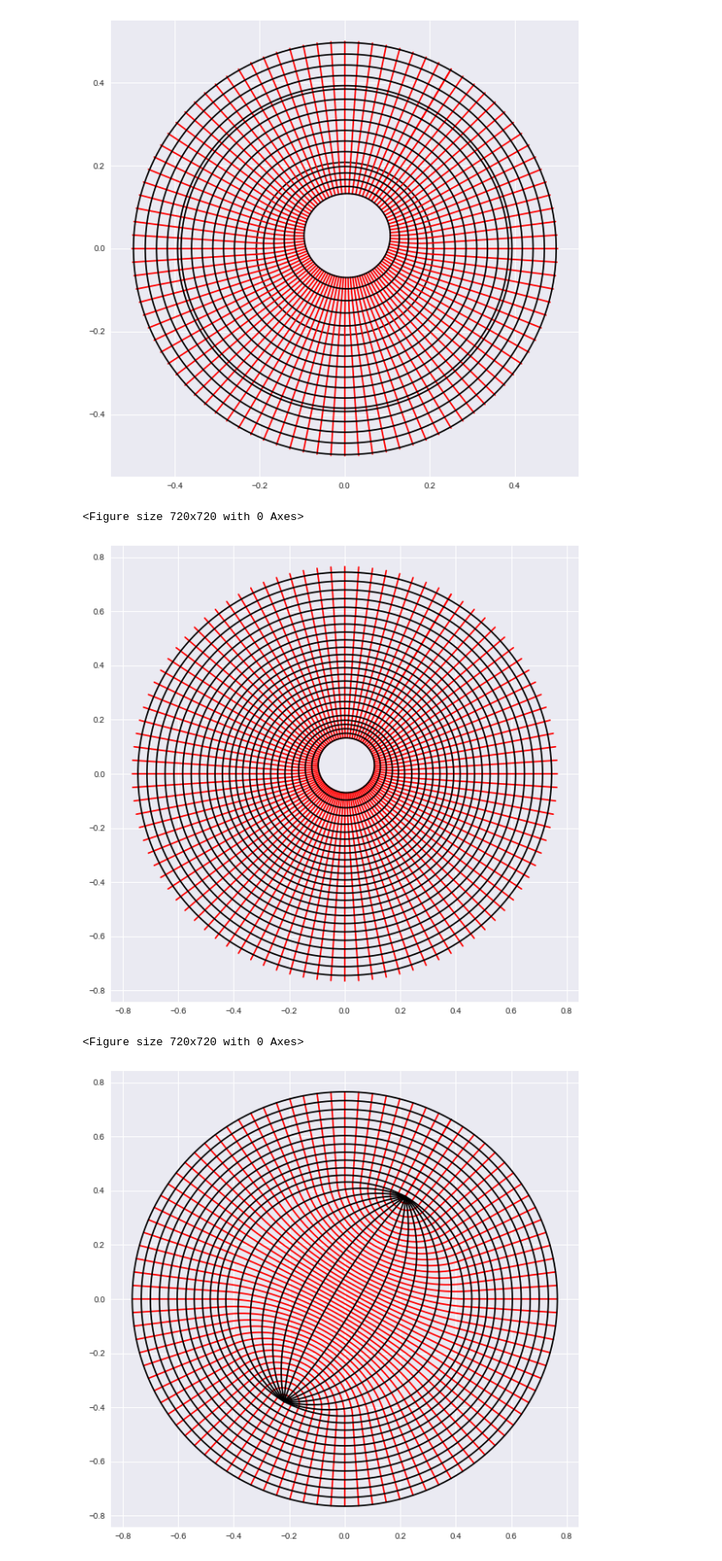
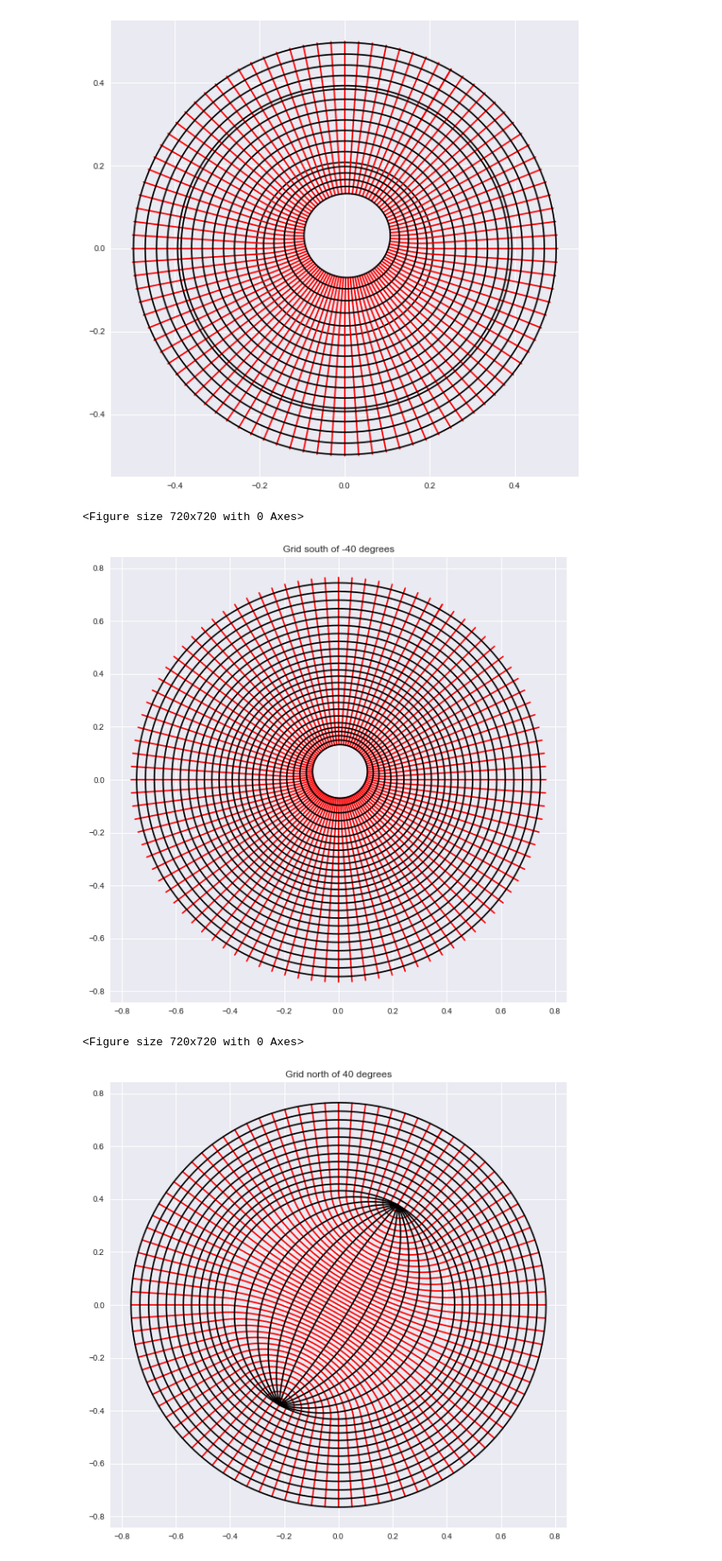
Before and after one commit to nikizadehgfdl/grid_generation, a Jupyter notebook: merge_grids.ipynb, the cells around one changed output. Shown at 86% size. Saved outputs shown, nothing was run; the diff lists cells and outputs as text; code cells hidden in the pictures.

```diff
--- a/merge_grids.ipynb
+++ b/merge_grids.ipynb
@@ -111,20 +111,20 @@ phi2=np.concatenate((phi1,phiMerc),axis=0)
 
 
 plt.figure(figsize=(10,10))
-ggg.plot_mesh_in_xyz(lam2,phi2, stride=30,upperlat=-40)
+ggg.plot_mesh_in_xyz(lam2,phi2, stride=30,upperlat=-40, title="Grid south of -40 degrees")
 # %% [output]
 <Figure size 720x720 with 0 Axes>
-[figure, old version]
+[figure, new version]
 # %%
 lam3=np.concatenate((lam2,lamBP),axis=0)
 phi3=np.concatenate((phi2,phiBP),axis=0)
 
 
 plt.figure(figsize=(10,10))
-ggg.plot_mesh_in_xyz(lam3,phi3, stride=30,lowerlat=40)
+ggg.plot_mesh_in_xyz(lam3,phi3, stride=30,lowerlat=40, title="Grid north of 40 degrees")
 # %% [output]
 <Figure size 720x720 with 0 Axes>
-[figure, old version]
+[figure, new version]
 # %%
 #generate the metrics
 dx3,dy3,area3,angle3 = ggg.generate_grid_metrics(lam3,phi3,axis_units='degrees')
```
Also changed, not shown: parts of 4 cells of this notebook, 2 other files.
